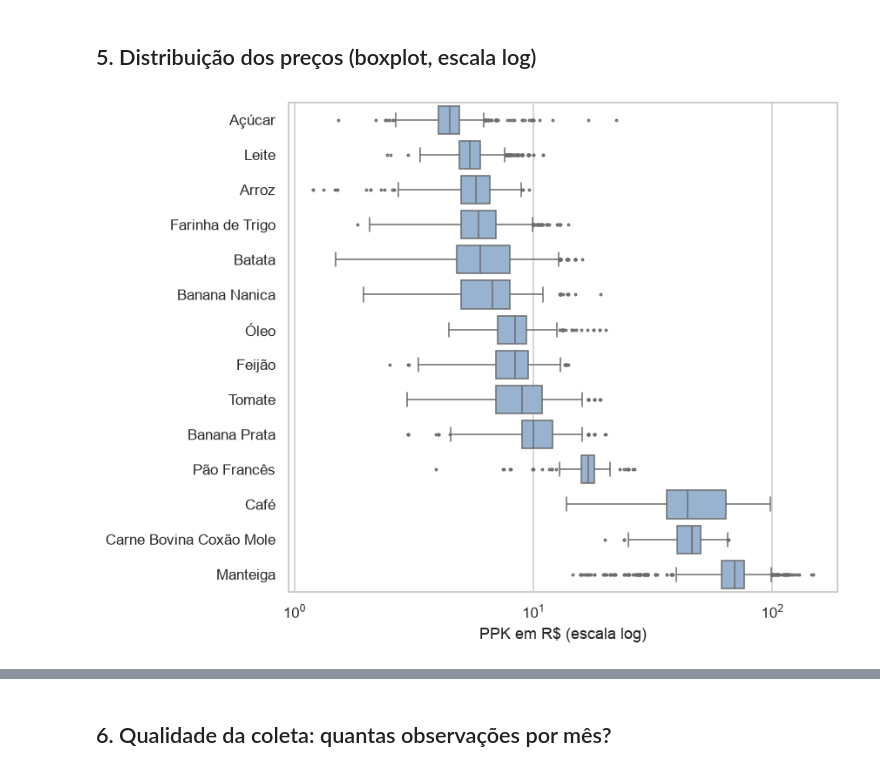
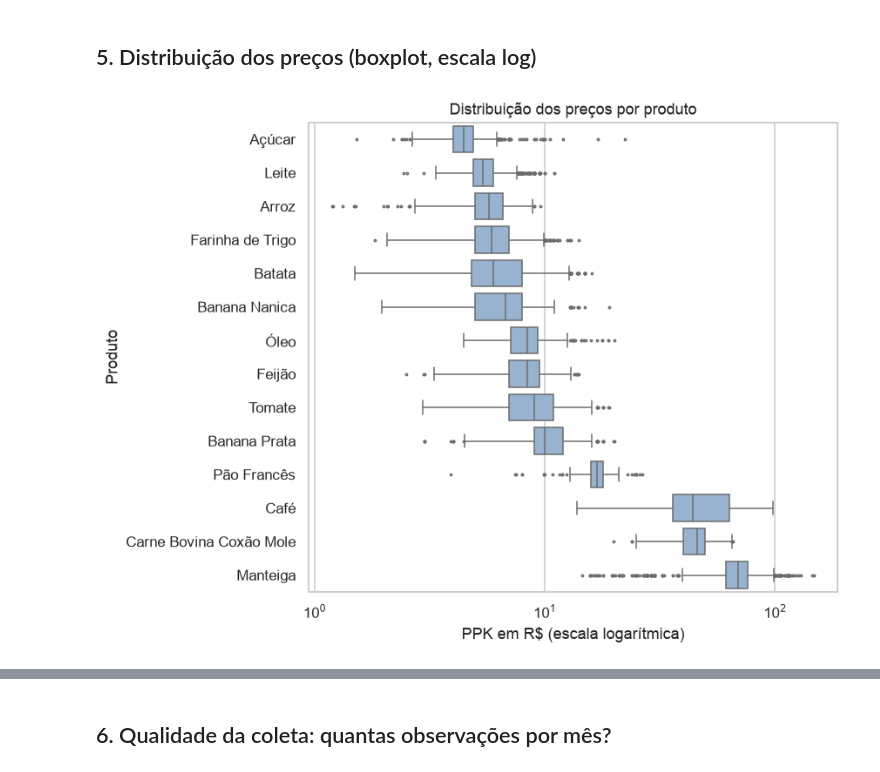
Before and after one commit to Lucas-Ibrahim/cesta-basica-analise, a Jupyter notebook: notebooks/01_exploratoria.ipynb, the cells around one changed output, grey strips where cells are left out. Saved outputs shown, nothing was run; the diff lists cells and outputs as text; code cells hidden in the pictures.

```diff
--- a/notebooks/01_exploratoria.ipynb
+++ b/notebooks/01_exploratoria.ipynb
@@ -144,11 +401,28 @@ dtype: float64
 ## 5. Distribuição dos preços (boxplot, escala log)
 # %%
 dados = limpa[limpa["produto"].isin(completos)]
+
 ordem = dados.groupby("produto")["ppk"].median().sort_values().index
+
 plt.figure(figsize=(8, 6))
-sns.boxplot(data=dados, y="produto", x="ppk", order=ordem, fliersize=1.5, color="#8FB3D9")
-plt.xscale("log"); plt.xlabel("PPK em R$ (escala log)"); plt.ylabel("")
-plt.tight_layout(); plt.savefig(FIG / "04_boxplot_produtos.png"); plt.show()
+
+sns.boxplot(
+    data=dados,
+    y="produto",
+    x="ppk",
+    order=ordem,
+    fliersize=1.5,
+    color="#8FB3D9"
+)
+
+plt.xscale("log")
+plt.xlabel("PPK em R$ (escala logarítmica)")
+plt.ylabel("Produto")
+plt.title("Distribuição dos preços por produto")
+
+plt.tight_layout()
+plt.savefig(FIG / "04_boxplot_produtos.png")
+plt.show()
 # %% [output]
-[figure, old version]
+[figure, new version]
 # %% [markdown]
```
Also changed, not shown: parts of 15 cells of this notebook, 8 other files.
